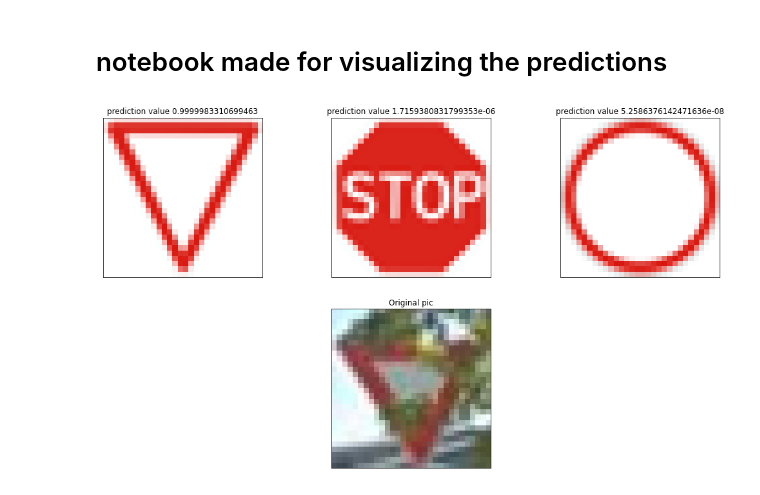
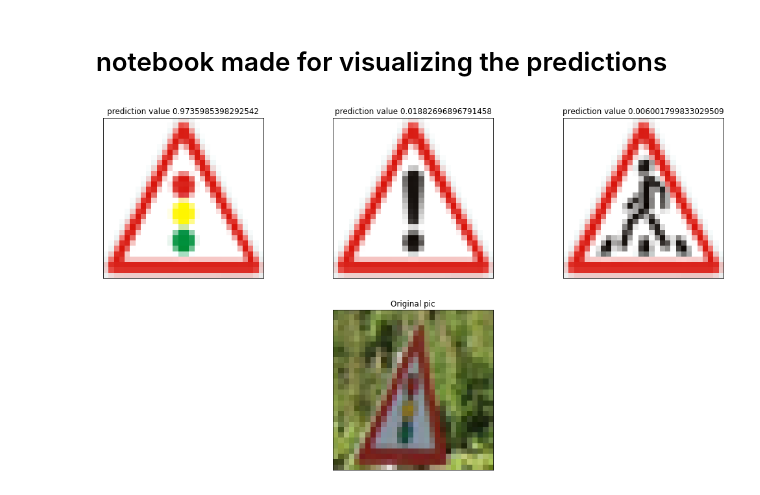
Before and after one commit to mh-8man/Traffic_Sign_Recognition, a Jupyter notebook: V_Test.ipynb, the cells around one changed output. Saved outputs shown, nothing was run; the diff lists cells and outputs as text; code cells hidden in the pictures.

```diff
--- a/V_Test.ipynb
+++ b/V_Test.ipynb
@@ -23,33 +33,33 @@ prediction_values = y_pred[np.repeat(np.arange(shape_y_pred), 3), indexes.ravel(
 # %%
 # function for visualizong the three highest predictions
 def showPred(i):
     plt.figure(figsize=(18, 10))
     ax4 = plt.subplot(2,1,2)
     ax1 = plt.subplot(2,3,1)
     ax2 = plt.subplot(2,3,2)
     ax3 = plt.subplot(2,3,3)
 
     ax1.imshow(x_meta[indexes[i][2]])
     ax1.title.set_text(f"prediction value {prediction_values[i][2]}")
     ax1.xaxis.set_visible(False)
     ax1.yaxis.set_visible(False)
     ax2.imshow(x_meta[indexes[i][1]])
     ax2.title.set_text(f"prediction value {prediction_values[i][1]}")
     ax2.xaxis.set_visible(False)
     ax2.yaxis.set_visible(False)
     ax3.imshow(x_meta[indexes[i][0]])
     ax3.title.set_text(f"prediction value {prediction_values[i][0]}")
     ax3.xaxis.set_visible(False)
     ax3.yaxis.set_visible(False)
-    ax4.imshow(X[i])
+    ax4.imshow(X[i], cmap='gray', vmin=0, vmax=255)
     ax4.title.set_text(f"Original pic")
     ax4.xaxis.set_visible(False)
     ax4.yaxis.set_visible(False)
     plt.show()
 
-showPred(4)
+showPred(44)
 # %% [output]
-[figure, old version]
+[figure, new version]
 # %%
 # plotting the wrong predictions
 for i in range(len(y)):
```
Also changed, not shown: parts of 2 cells of this notebook, 47 other files.
